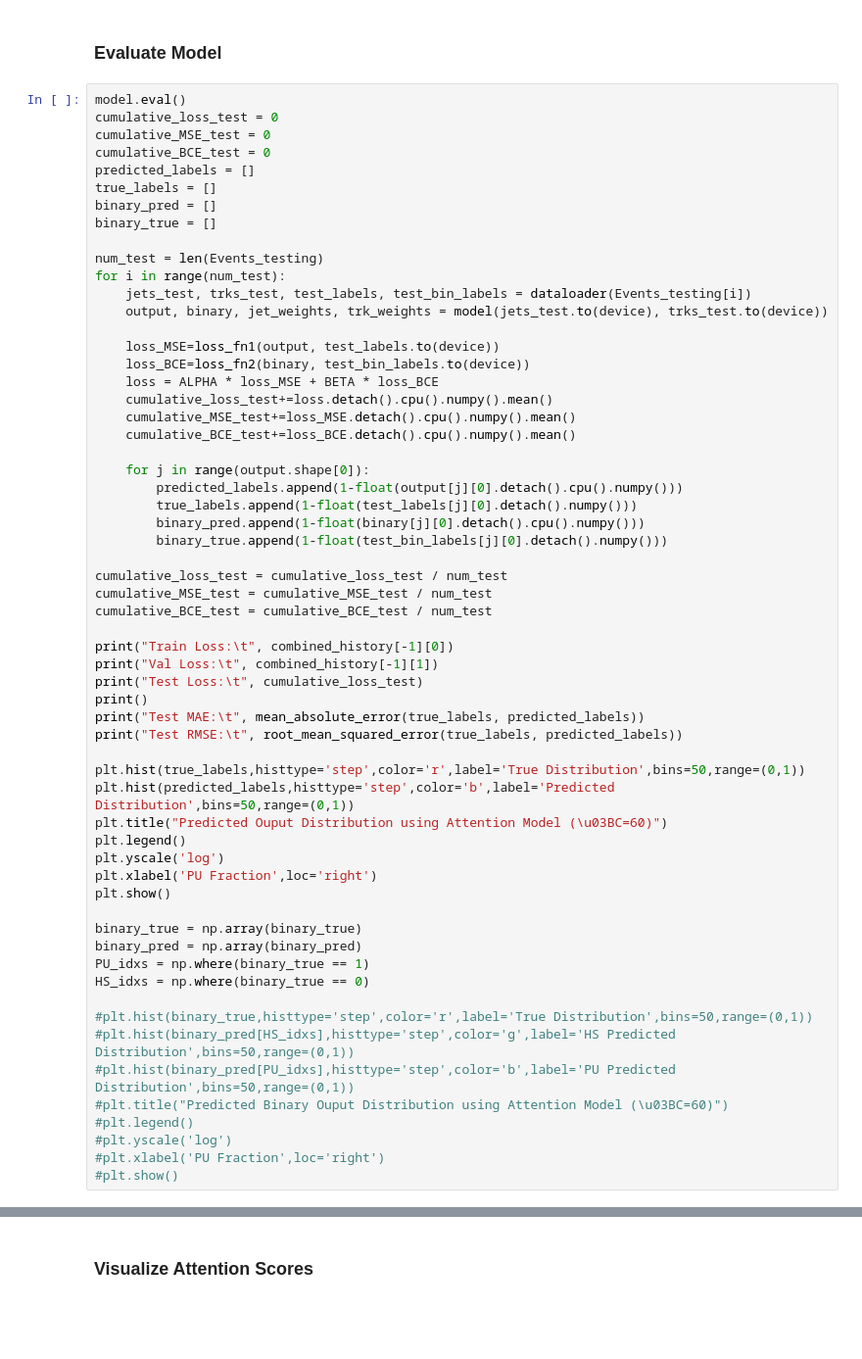
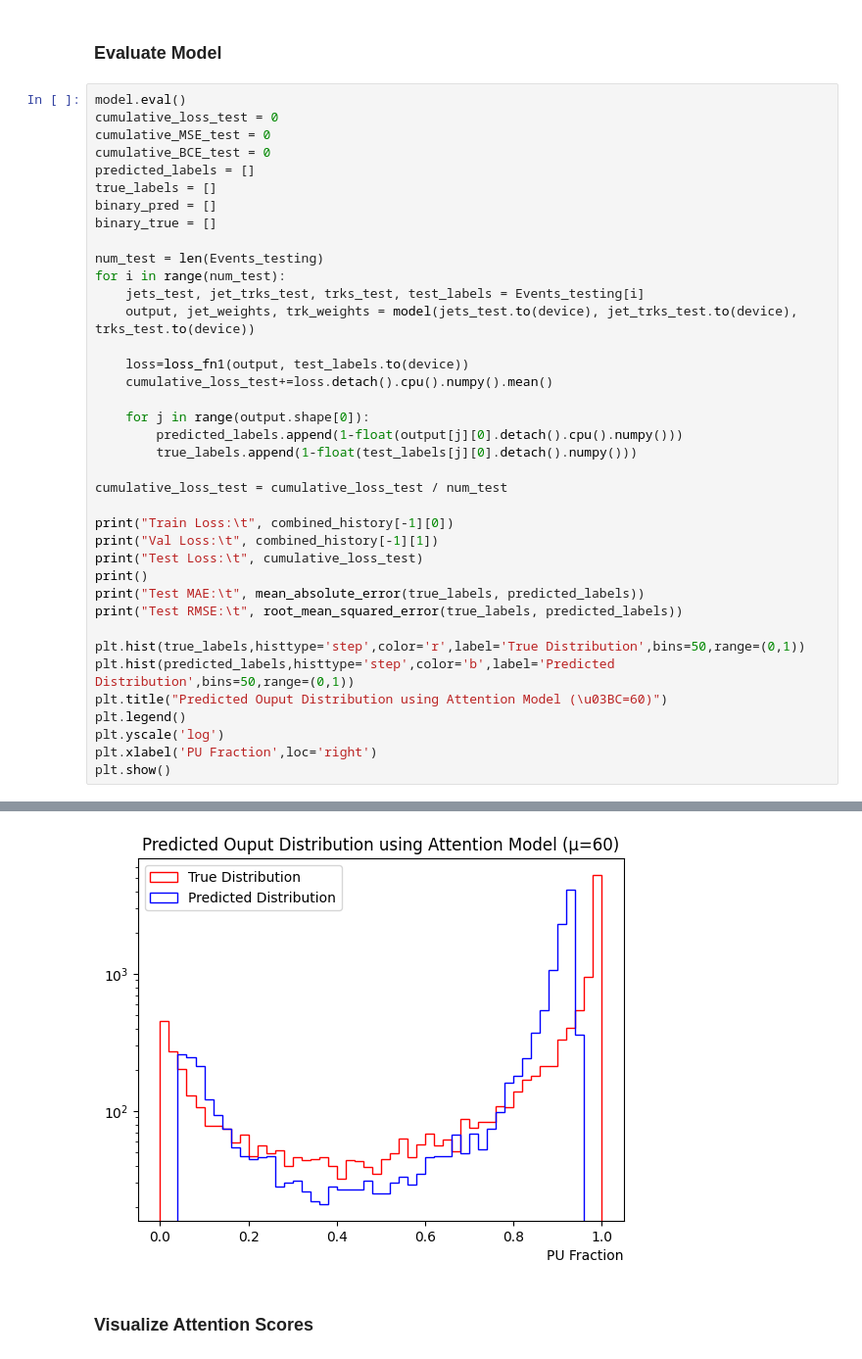
Before and after one commit to LukeV37/Pythia, a Jupyter notebook: Jet_Attention_Model_Event_Level_Cross_Attention.ipynb, the cells around one changed output, grey strips where cells are left out. Shown: that part at 98% size. Saved outputs shown, nothing was run; the diff lists cells and outputs as text; blank space fills up the shorter version.

```diff
--- a/Jet_Attention_Model_Event_Level_Cross_Attention.ipynb
+++ b/Jet_Attention_Model_Event_Level_Cross_Attention.ipynb
@@ -448,25 +555,17 @@ binary_true = []
 
 num_test = len(Events_testing)
 for i in range(num_test):
-    jets_test, trks_test, test_labels, test_bin_labels = dataloader(Events_testing[i])
-    output, binary, jet_weights, trk_weights = model(jets_test.to(device), trks_test.to(device))
+    jets_test, jet_trks_test, trks_test, test_labels = Events_testing[i]
+    output, jet_weights, trk_weights = model(jets_test.to(device), jet_trks_test.to(device), trks_test.to(device))
 
-    loss_MSE=loss_fn1(output, test_labels.to(device))
-    loss_BCE=loss_fn2(binary, test_bin_labels.to(device))
-    loss = ALPHA * loss_MSE + BETA * loss_BCE
+    loss=loss_fn1(output, test_labels.to(device))
     cumulative_loss_test+=loss.detach().cpu().numpy().mean()
-    cumulative_MSE_test+=loss_MSE.detach().cpu().numpy().mean()
-    cumulative_BCE_test+=loss_BCE.detach().cpu().numpy().mean()
 
     for j in range(output.shape[0]):
         predicted_labels.append(1-float(output[j][0].detach().cpu().numpy()))
         true_labels.append(1-float(test_labels[j][0].detach().numpy()))
-        binary_pred.append(1-float(binary[j][0].detach().cpu().numpy()))
-        binary_true.append(1-float(test_bin_labels[j][0].detach().numpy()))
 
 cumulative_loss_test = cumulative_loss_test / num_test
-cumulative_MSE_test = cumulative_MSE_test / num_test
-cumulative_BCE_test = cumulative_BCE_test / num_test
 
 print("Train Loss:\t", combined_history[-1][0])
 print("Val Loss:\t", combined_history[-1][1])
@@ -482,17 +581,4 @@ plt.legend()
 plt.yscale('log')
 plt.xlabel('PU Fraction',loc='right')
 plt.show()
-
-binary_true = np.array(binary_true)
-binary_pred = np.array(binary_pred)
-PU_idxs = np.where(binary_true == 1)
-HS_idxs = np.where(binary_true == 0)
-
-#plt.hist(binary_true,histtype='step',color='r',label='True Distribution',bins=50,range=(0,1))
-#plt.hist(binary_pred[HS_idxs],histtype='step',color='g',label='HS Predicted Distribution',bins=50,range=(0,1))
-#plt.hist(binary_pred[PU_idxs],histtype='step',color='b',label='PU Predicted Distribution',bins=50,range=(0,1))
-#plt.title("Predicted Binary Ouput Distribution using Attention Model (\u03BC=60)")
-#plt.legend()
-#plt.yscale('log')
-#plt.xlabel('PU Fraction',loc='right')
-#plt.show()
+# %% [output]
@@ -499,3 +591,4 @@ HS_idxs = np.where(binary_true == 0)
+[figure, added]
 # %% [markdown]
 ### Visualize Attention Scores
 # %%
```
Also changed, not shown: parts of 19 cells of this notebook.
